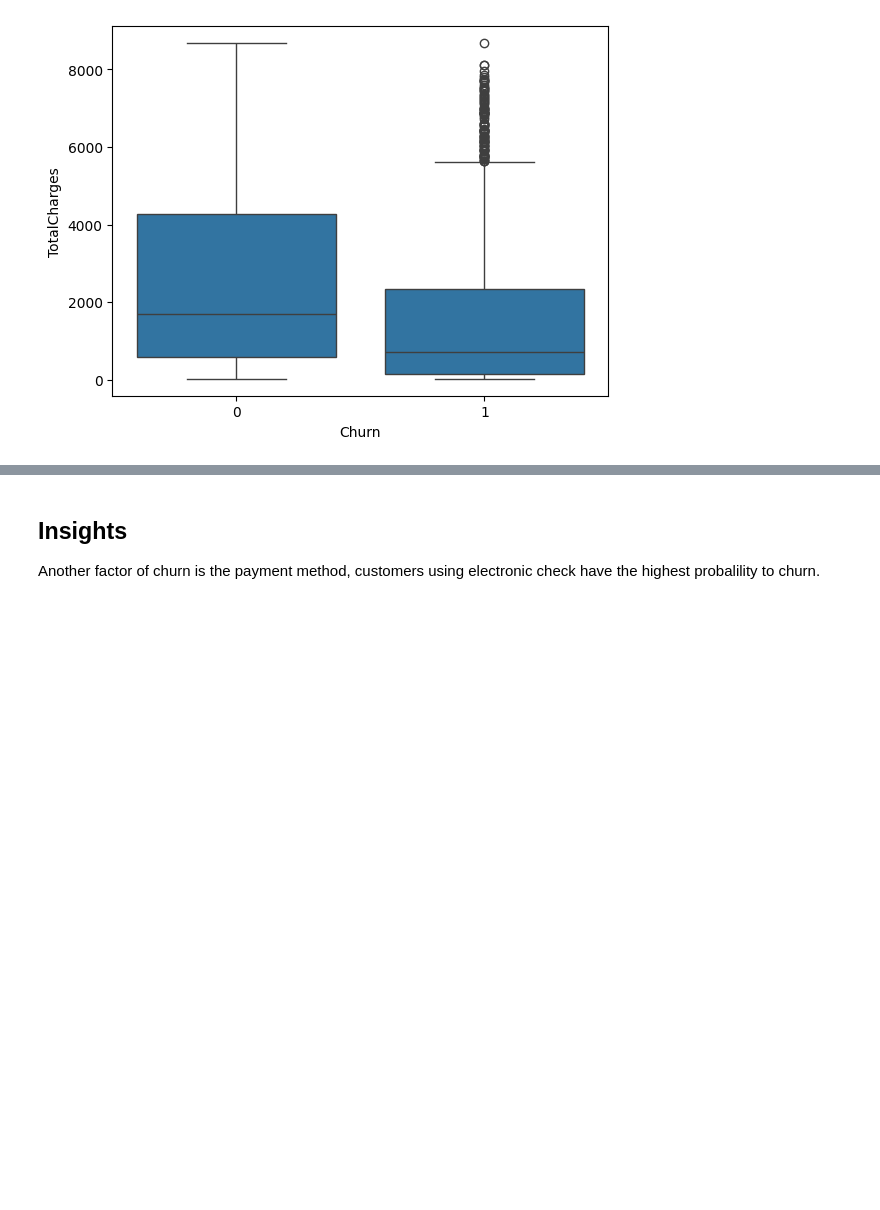
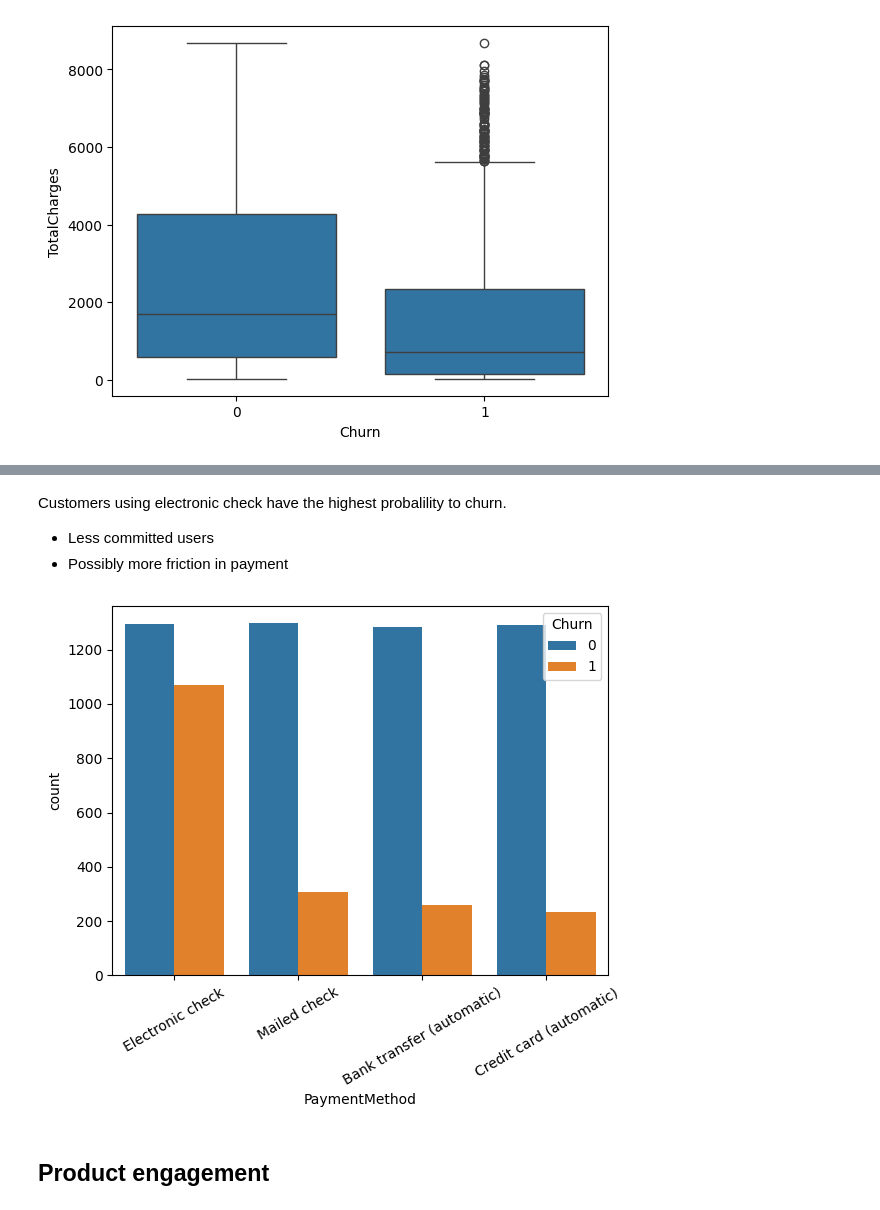
Before and after one commit to abhishiron/telecom-customer-churnn, a Jupyter notebook: customer_churn.ipynb, the cells around one changed output, grey strips where cells are left out. Saved outputs shown, nothing was run; the diff lists cells and outputs as text; code cells hidden in the pictures; blank space fills up the shorter version.

```diff
--- a/customer_churn.ipynb
+++ b/customer_churn.ipynb
@@ -168,6 +307,16 @@ pd.crosstab(df['PaymentMethod'], df['Churn'], normalize='index') * 100
 # %% [markdown]
-## Insights
-Another factor of churn is the payment method, customers using electronic check have the highest probalility to churn.
+Customers using electronic check have the highest probalility to churn.
+- Less committed users
+- Possibly more friction in payment
+# %%
+# visualize payment method vs churn
+sns.countplot(x='PaymentMethod', hue='Churn', data=df)
+plt.xticks(rotation=30)
+plt.show()
+# %% [output]
+[figure, added]
+# %% [markdown]
+## Product engagement
 # %%
 # Service Usage
 pd.crosstab(df['InternetService'], df['Churn'], normalize='index') * 100
```
Also changed, not shown: parts of 77 cells of this notebook.
